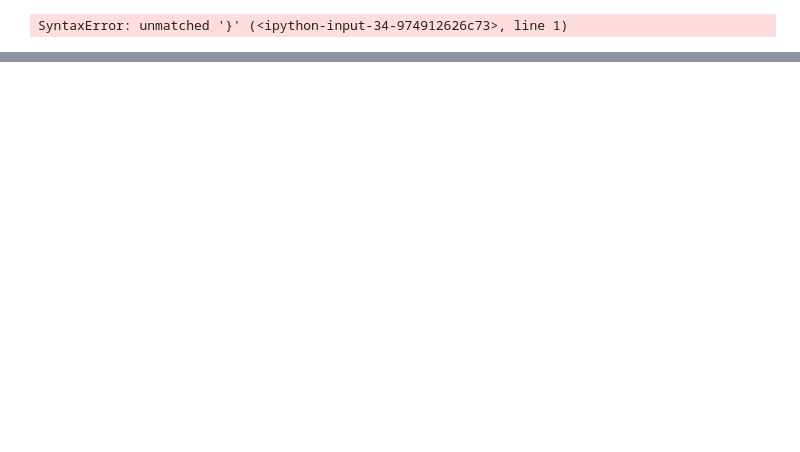
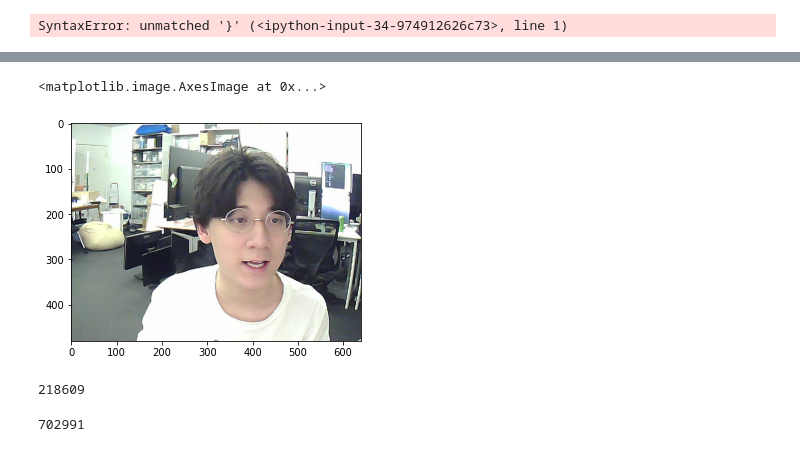
Before and after one commit to amadeusuzx/gazelip, a Jupyter notebook: ModelOptimize.ipynb, the cells around one changed output, grey strips where cells are left out. Drawn from its saved outputs; the diff is of its cells as text; code cells hidden in the pictures; blank space fills up the shorter version.

```diff
--- a/ModelOptimize.ipynb
+++ b/ModelOptimize.ipynb
@@ -100,0 +81,6 @@ AttributeError: 'numpy.ndarray' object has no attribute 'expand_dims'
+# %%
+cap = cv2.VideoCapture("2020-10-18_180521_161.avi")
+# %%
+a = []
+for i in range(240):
+    a.append(cv2.cvtColor(cap.read()[1],cv2.COLOR_BGR2RGB))
@@ -100,0 +99,14 @@ AttributeError: 'numpy.ndarray' object has no attribute 'expand_dims'
+# %%
+plt.imshow(a[102])
+# %% [output]
+<matplotlib.image.AxesImage at 0x...>
+[figure, added]
+# %%
+import numpy as np
+np.sum(a[102] == a[101])
+# %% [output]
+218609
+# %%
+np.sum(a[102] != a[101])
+# %% [output]
+702991
```
Also changed, not shown: parts of 14 cells of this notebook, 11 other files.
